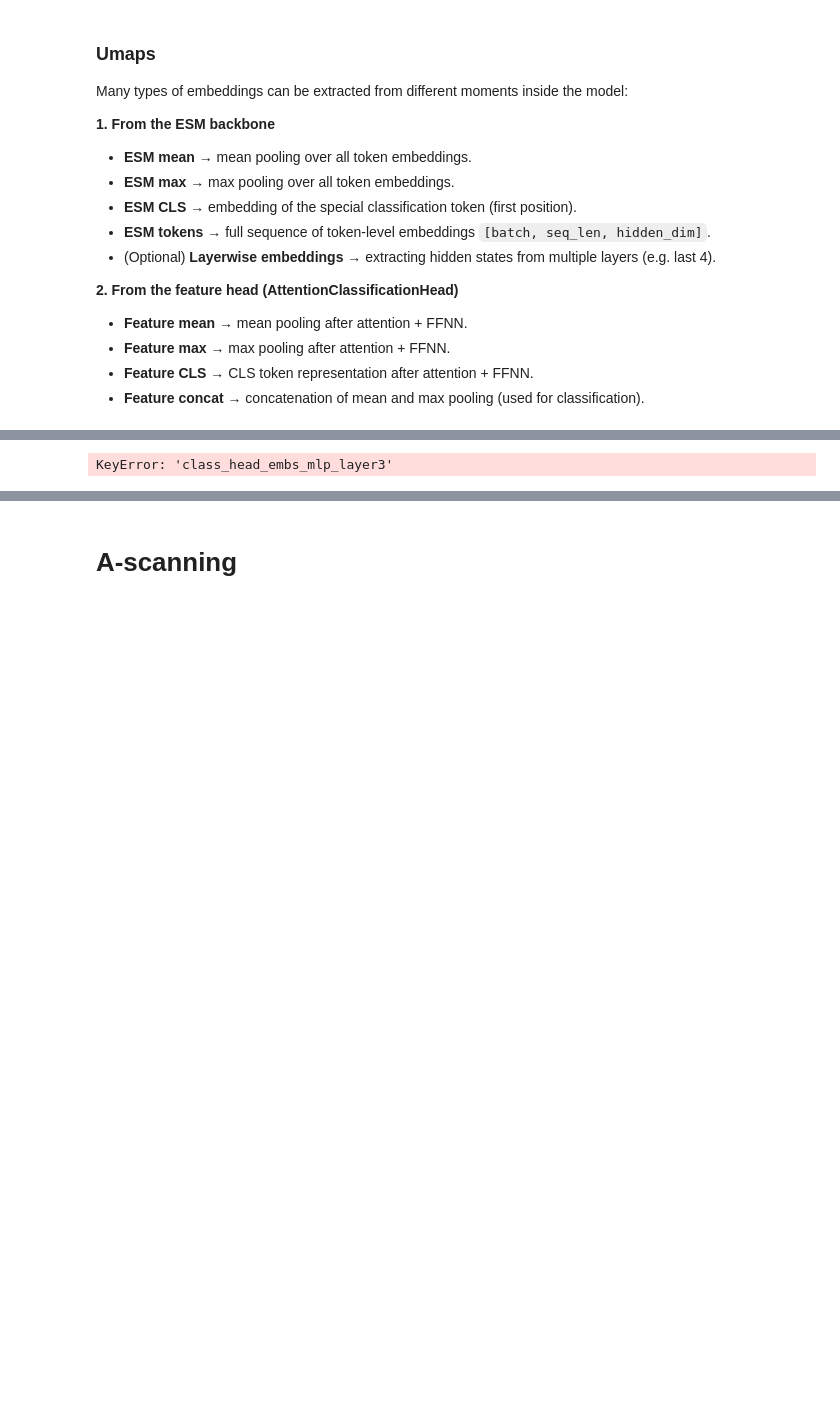
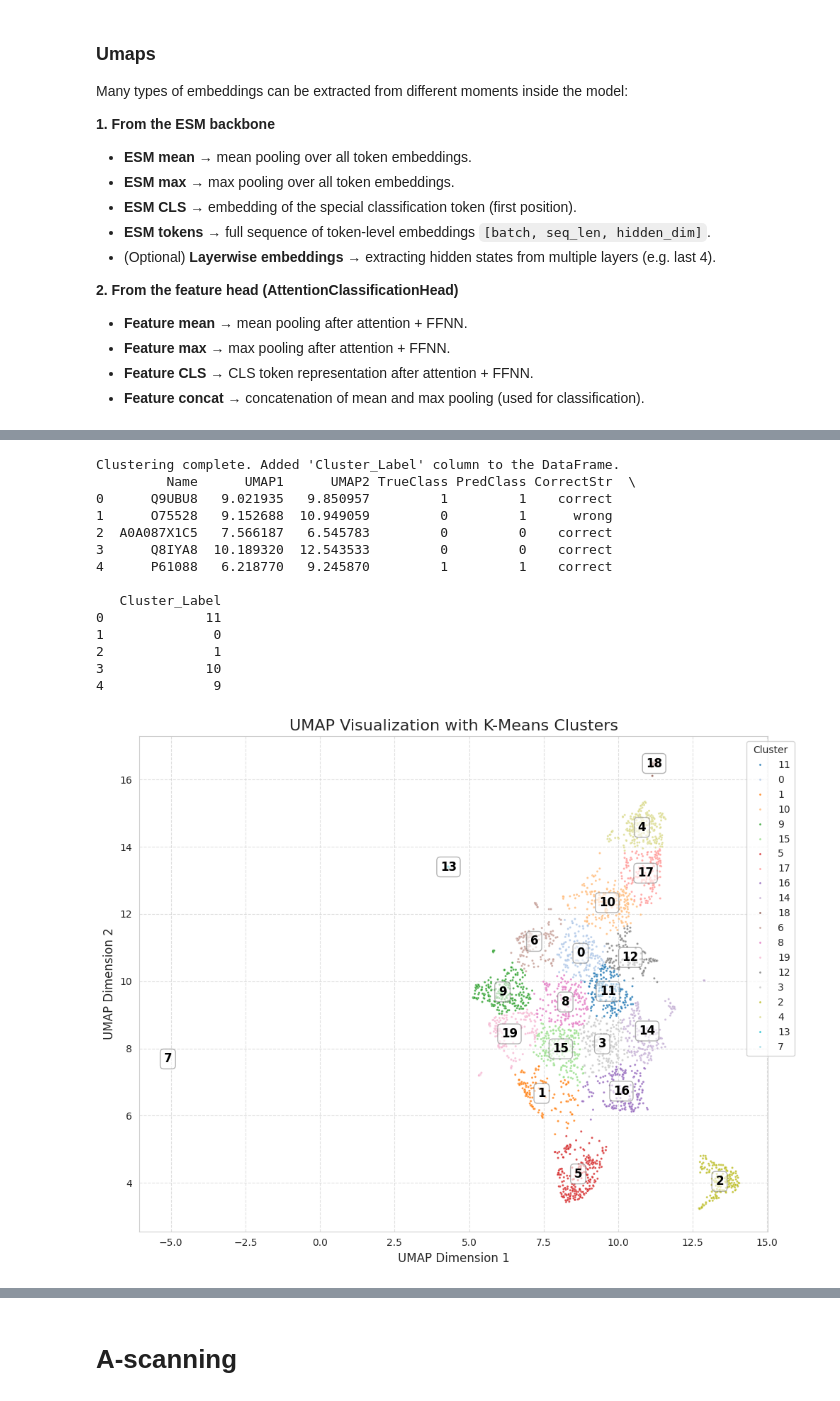
Before and after one commit to 8gabri8/ESMSec, a Jupyter notebook: my_train.ipynb, the cells around one changed output, grey strips where cells are left out. Drawn from its saved outputs; the diff is of its cells as text; code cells hidden in the pictures; blank space fills up the shorter version.

```diff
--- a/my_train.ipynb
+++ b/my_train.ipynb
@@ -564,27 +561,41 @@ Plotting UMAP embeddings...
 # %%
 from sklearn.cluster import KMeans
 
-df_precomputed = df["precomputed_embs"].copy()
-df_precomputed = df["class_head_embs_mlp_layer3"].copy()
+df_precomputed = df["class_head_embs_input_features"].copy()
+#df_precomputed = df["class_head_embs_mlp_layer3"].copy()
 
 
 # Define the features for clustering (the UMAP coordinates)
 X_for_clustering = df_precomputed[['UMAP1', 'UMAP2']]
 
 # Define the number of clusters (you should optimize this, e.g., using the Elbow Method)
 K = 20
 
 # Initialize and fit the K-Means model
 kmeans = KMeans(n_clusters=K, random_state=42, n_init=10)
 cluster_labels = kmeans.fit_predict(X_for_clustering)
 
 # Save the cluster labels back to the DataFrame
 df_precomputed['Cluster_Label'] = cluster_labels
 print(f"Clustering complete. Added 'Cluster_Label' column to the DataFrame.")
 print(df_precomputed.head())
 
 my_embs.plot_umap_clusters(df_precomputed, point_size=5)
 # %% [output]
-KeyError: 'class_head_embs_mlp_layer3'
+Clustering complete. Added 'Cluster_Label' column to the DataFrame.
+         Name      UMAP1      UMAP2 TrueClass PredClass CorrectStr  \
+0      Q9UBU8   9.021935   9.850957         1         1    correct
+1      O75528   9.152688  10.949059         0         1      wrong
+2  A0A087X1C5   7.566187   6.545783         0         0    correct
+3      Q8IYA8  10.189320  12.543533         0         0    correct
+4      P61088   6.218770   9.245870         1         1    correct
+
+   Cluster_Label
+0             11
+1              0
+2              1
+3             10
+4              9
+[figure, added]
 # %%
 print(df_precomputed[df_precomputed.Cluster_Label == 2].Name.to_list())
```
Also changed, not shown: parts of 16 cells of this notebook, 7 other files.
